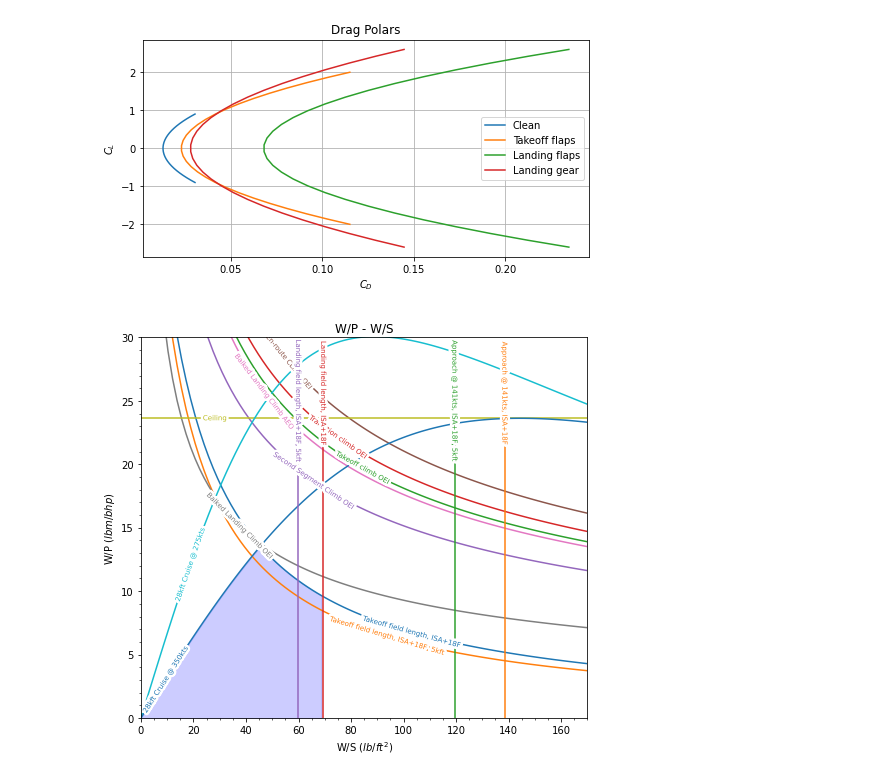
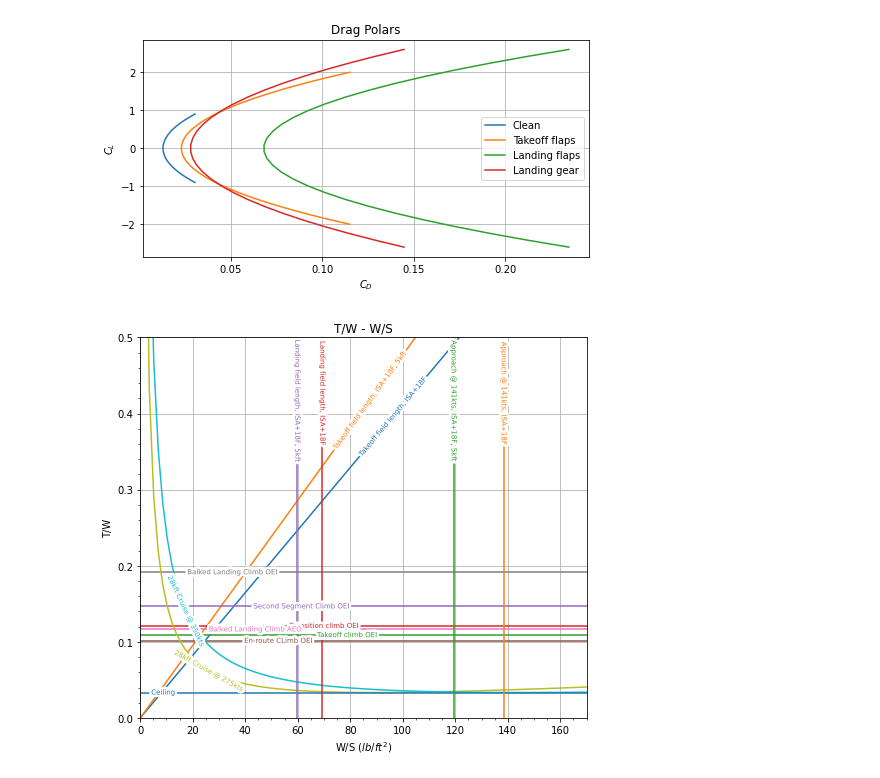
Before and after one commit to jucobee/START, a Jupyter notebook: A3/PreliminarySizing.ipynb, the cells around one changed output. Cells and saved outputs as stored; diff of their text form; code cells hidden in the pictures.

```diff
--- a/A3/PreliminarySizing.ipynb
+++ b/A3/PreliminarySizing.ipynb
@@ -82,22 +83,22 @@ TOP_25 = BFL/37.5
 rho_SLp18F = 0.0024428 # slug/ft3, density at ISA + 18F
 rho_p18F_5kft = 0.002107 # slug/ft3, density at ISA + 18F
 rho_SL = 0.0025332 # slug/ft3, density at ISA
-# tw_tofl = ws/((rho_SLp18F/rho_SL)*CL_max_TO*TOP_25)
-# wp_tofl = 1/(0.3467*tw_tofl)
+#tw_tofl = ws/((rho_SLp18F/rho_SL)*CL_max_TO*TOP_25)
+#wp_tofl = 1/(0.3467*tw_tofl)
 
-# tw_tofl_5kft = ws/((rho_p18F_5kft/rho_SL)*CL_max_TO*TOP_25)
-# wp_tofl_5kft = 1/(0.3467*tw_tofl_5kft)
+#tw_tofl_5kft = ws/((rho_p18F_5kft/rho_SL)*CL_max_TO*TOP_25)
+#wp_tofl_5kft = 1/(0.3467*tw_tofl_5kft)
 
-# military mod # from roskam
+# # military mod
 s_TOG = BFL*0.6
 k1=0.0376
 k2=5.75*(20)**(-1/3)
 muG=0.025
 wp_tofl = k2/((k1*ws/rho_SLp18F/s_TOG+0.72*(c_do + delta_cdo[1]))/CL_max_TO+muG)
 wp_tofl_5kft = k2/((k1*ws/rho_p18F_5kft/s_TOG+0.72*(c_do + delta_cdo[1]))/CL_max_TO+muG)
-# ws_tofl = s_TOG*rho_SLp18F*(CL_max_TO*(k2/wp-muG)-0.72*CD_0_TO)/k1
-# ws_tofl_5kft = s_TOG*rho_p18F_5kft*(CL_max_TO*(k2/wp-muG)-0.72*CD_0_TO)/k1
-
+#ws_tofl = s_TOG*rho_SLp18F*(CL_max_TO*(k2/wp-muG)-0.72*CD_0_TO)/k1
+#ws_tofl_5kft = s_TOG*rho_p18F_5kft*(CL_max_TO*(k2/wp-muG)-0.72*CD_0_TO)/k1
+#s_land = bfl * 0.6
 
 # rho_tot = 0.95  #given during tutorial
 # c_lto = 2.1
@@ -120,7 +121,7 @@ G_TO = 0.012
 e_TO = 0.75
 c_lmax_TO = 2.1
 V_so = np.sqrt((2*ws) / (rho_SL * CL_max_L))
-CD_0_TO = c_do + delta_cdo[1]
+CD_0_TO = c_do
 tw_climb_TO = tw_climb(n_engines,n_engines_max,k_s_TO,e_TO,c_lmax_TO,CD_0_TO,G_TO,N)
 wp_climb_TO = 550*eta_p_climb/(tw_climb_TO*V_so*k_s_TO)
 
@@ -232,40 +233,40 @@ ws_landing_SLp18=(((rho_SLp18F/rho_SL)*CL_max_L)*(s_L - s_a))/80*np.ones(N)/Wl_W
 ws_landing_p18_5kft=(((rho_p18F_5kft/rho_SL)*CL_max_L)*(s_L - s_a))/80*np.ones(N)/Wl_Wto
 
 
-# # plotting TW
-# plt.figure(figsize=(8,7))
-# plt.title('T/W - W/S')
-# plt.xlabel("W/S $(lb/ft^2)$")
-# plt.ylabel("T/W")
-# plt.plot(ws, tw_tofl, label='Takeoff field length, ISA+18F', linestyle='-')
-# plt.plot(ws, tw_tofl_5kft, label='Takeoff field length, ISA+18F, 5kft', linestyle='-')
+# plotting TW
+plt.figure(figsize=(8,7))
+plt.title('T/W - W/S')
+plt.xlabel("W/S $(lb/ft^2)$")
+plt.ylabel("T/W")
+plt.plot(ws, tw_tofl, label='Takeoff field length, ISA+18F', linestyle='-')
+plt.plot(ws, tw_tofl_5kft, label='Takeoff field length, ISA+18F, 5kft', linestyle='-')
 
-# plt.plot(ws, tw_climb_TO, label='Takeoff climb OEI', linestyle='-')
-# plt.plot(ws, tw_climb_TC, label='Transition climb OEI', linestyle='-')
-# plt.plot(ws, tw_climb_SSC, label='Second Segment Climb OEI', linestyle='-')
-# plt.plot(ws, tw_climb_ERC, label='En-route CLimb OEI', linestyle='-')
-# plt.plot(ws, tw_climb_BLC_AEO, label='Balked Landing Climb AEO', linestyle='-')
-# plt.plot(ws, tw_climb_BLC_OEI, label='Balked Landing Climb OEI', linestyle='-')
+plt.plot(ws, tw_climb_TO, label='Takeoff climb OEI', linestyle='-')
+plt.plot(ws, tw_climb_TC, label='Transition climb OEI', linestyle='-')
+plt.plot(ws, tw_climb_SSC, label='Second Segment Climb OEI', linestyle='-')
+plt.plot(ws, tw_climb_ERC, label='En-route CLimb OEI', linestyle='-')
+plt.plot(ws, tw_climb_BLC_AEO, label='Balked Landing Climb AEO', linestyle='-')
+plt.plot(ws, tw_climb_BLC_OEI, label='Balked Landing Climb OEI', linestyle='-')
 
 
-# plt.plot(ws, tw_cruise_min, label='28kft Cruise @ 275kts', linestyle='-')
-# plt.plot(ws, tw_cruise_target, label='28kft Cruise @ 350kts', linestyle='-')
+plt.plot(ws, tw_cruise_min, label='28kft Cruise @ 275kts', linestyle='-')
+plt.plot(ws, tw_cruise_target, label='28kft Cruise @ 350kts', linestyle='-')
 
-# plt.plot(ws, tw_ceil, label='Ceiling', linestyle='-')
-# # plt.plot(ws, tw_maneuver, label='2.5g Maneuver', linestyle='-')
+plt.plot(ws, tw_ceil, label='Ceiling', linestyle='-')
+# plt.plot(ws, tw_maneuver, label='2.5g Maneuver', linestyle='-')
 
-# plt.plot(ws_approach_SLp18[int(N/7):], np.flip(tw)[int(N/7):], label='Approach @ 141kts, ISA+18F', linestyle='-')
-# plt.plot(ws_approach_p18_5kft[int(N/6):], np.flip(tw)[int(N/6):], label='Approach @ 141kts, ISA+18F, 5kft', linestyle='-')
-# plt.plot(ws_landing_SLp18[int(N/7):], np.flip(tw)[int(N/7):], label='Landing field length, ISA+18F', linestyle='-')
-# plt.plot(ws_landing_p18_5kft[int(N/6):], np.flip(tw)[int(N/6):], label='Landing field length, ISA+18F, 5kft', linestyle='-')
+plt.plot(ws_approach_SLp18[int(N/7):], np.flip(tw)[int(N/7):], label='Approach @ 141kts, ISA+18F', linestyle='-')
+plt.plot(ws_approach_p18_5kft[int(N/6):], np.flip(tw)[int(N/6):], label='Approach @ 141kts, ISA+18F, 5kft', linestyle='-')
+plt.plot(ws_landing_SLp18[int(N/7):], np.flip(tw)[int(N/7):], label='Landing field length, ISA+18F', linestyle='-')
+plt.plot(ws_landing_p18_5kft[int(N/6):], np.flip(tw)[int(N/6):], label='Landing field length, ISA+18F, 5kft', linestyle='-')
 
-# plt.ylim(0, 0.5), plt.xlim(0, 170)
-# plt.grid()
-# plt.minorticks_on()
-# labelLines(plt.gca().get_lines(), zorder=2.5,fontsize = 7,xvals=(0,140))
-# plt.savefig('A3fig/TW_Plot.svg')
-# # plt.legend(loc='best')
-# # plt.show()
+plt.ylim(0, 0.5), plt.xlim(0, 170)
+plt.grid()
+plt.minorticks_on()
+labelLines(plt.gca().get_lines(), zorder=2.5,fontsize = 7,xvals=(0,140))
+plt.savefig('A3fig/TW_Plot.svg')
+# plt.legend(loc='best')
+# plt.show()
 
 # plotting WP
 plt.figure(figsize=(8,7))
@@ -288,33 +289,33 @@ plt.plot(ws, wp_climb_BLC_AEO, label='Balked Landing Climb AEO', linestyle='-')
 plt.plot(ws, wp_climb_BLC_OEI, label='Balked Landing Climb OEI', linestyle='-')
 
 plt.plot(ws, wp_ceil, label='Ceiling', linestyle='-')
 # plt.plot(ws, wp_maneuver, label='2.5g Maneuver', linestyle='-')
 
 plt.plot(ws, wp_cruise_min, label='28kft Cruise @ 275kts', linestyle='-')
 plt.plot(ws, wp_cruise_target, label='28kft Cruise @ 350kts', linestyle='-')
 
 plt.plot(ws_approach_SLp18[int(N/7):], np.flip(wp)[int(N/7):], label='Approach @ 141kts, ISA+18F', linestyle='-')
 plt.plot(ws_approach_p18_5kft[int(N/6):], np.flip(wp)[int(N/6):], label='Approach @ 141kts, ISA+18F, 5kft', linestyle='-')
 plt.plot(ws_landing_SLp18[int(N/7):], np.flip(wp)[int(N/7):], label='Landing field length, ISA+18F', linestyle='-')
 plt.plot(ws_landing_p18_5kft[int(N/6):], np.flip(wp)[int(N/6):], label='Landing field length, ISA+18F, 5kft', linestyle='-')
 
 # plt.plot(ws, tw_climb, label='Takeoff climb', linestyle='-')
 
 plt.ylim(0, 30), plt.xlim(0, 170)
 # plt.grid()
 plt.minorticks_on()
 labelLines(plt.gca().get_lines(), zorder=2.5,fontsize = 7,xvals=(0,150))
 plt.scatter(ws_landing_SLp18[0],wp_climb_BLC_OEI[0], zorder=5,color='red',label='Design Point')
 
 
 plt.fill_between(
         x= ws,
-        y1= np.minimum(wp_cruise_target,np.minimum(wp_climb_BLC_OEI,wp_tofl)),
-        where= (0 < ws)&(ws <= ws_landing_SLp18[0]),
+        y1= np.minimum(wp_cruise_target,wp_tofl_5kft),
+        where= (0 < ws)&(ws <= ws_landing_p18_5kft[0]),
         color= "b",
         alpha= 0.2)
 
 plt.savefig('A3fig/WP_Plot.svg')
 plt.show()
 # %% [output]
-[figure, old version]
+[figure, new version]
```
Also changed, not shown: parts of 4 cells of this notebook.
